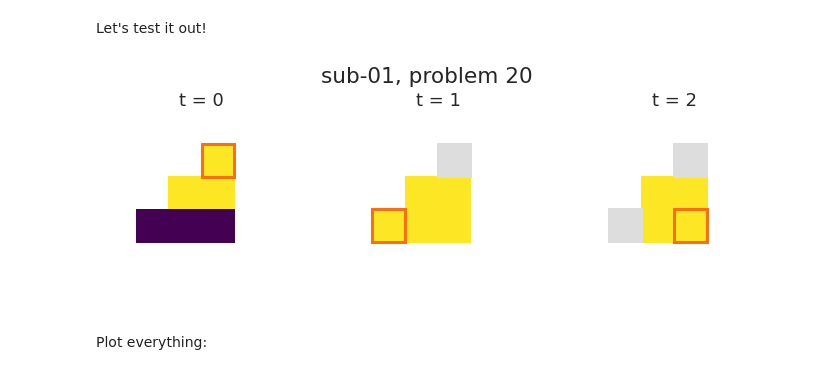
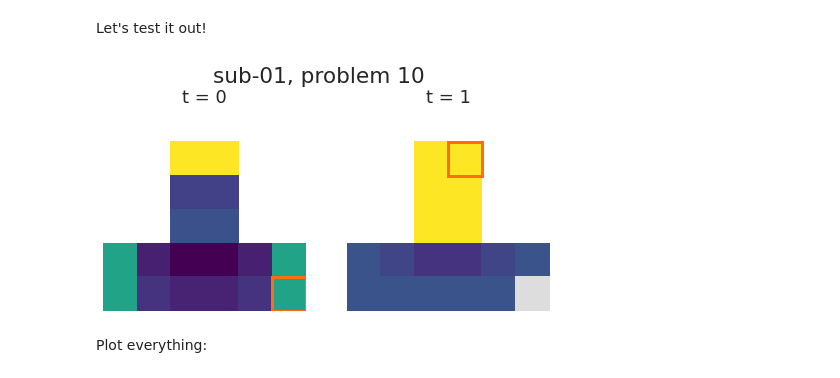
Before and after one commit to nataliavelez/teaching_fmri, a Jupyter notebook: 2_behavioral/3_model_comparison.ipynb, the cells around one changed output. Cells and saved outputs as stored; diff of their text form; code cells hidden in the pictures.

```diff
--- a/2_behavioral/3_model_comparison.ipynb
+++ b/2_behavioral/3_model_comparison.ipynb
@@ -59,8 +60,12 @@ pedagogical_df = pd.DataFrame(pedagogical_model)
 spatial_bias_model = read_json('outputs/model_predictions_spatialbias.json')
 spatial_df = pd.DataFrame(spatial_bias_model)
 
+# Pedagogical sampling + spatial bias
+spatial_pedagogical_model = read_json('outputs/model_predictions_spatialpedagogical_n10.json')
+spatial_pedagogical_df = pd.DataFrame(spatial_pedagogical_model)
+
 # Put it together
-model_df = pd.concat([strong_df, pedagogical_df, spatial_df])
+model_df = pd.concat([strong_df, pedagogical_df, spatial_df, spatial_pedagogical_df])
 model_df['loglik'] = np.log(model_df.lik)
 print(model_df.shape)
 model_df.head()
@@ -151,0 +235,29 @@ def sampling_matrix(row):
+# %%
+def model_vs_avg_human(prob_idx):
+    '''
+    Plots average p(d|h) against average human examples
+    '''
+
+    models_ordered = ['strong', 'spatial_bias', 'pedagogical', 'pedagogical_plus_spatial_bias']
+
+    fig, axes = plt.subplots(1,5, figsize=(20,4))
+
+    # Plot model predictions
+    for idx, model in enumerate(models_ordered):
+        model_label = model.replace('_', ' ').replace('plus', '\n+').title()
+
+        model_preds= marginalize_pD(prob_idx, model)
+        sns.heatmap(model_preds, cmap='viridis', square=True, ax=axes[idx],cbar=False)
+        axes[idx].set(title=model_label)
+
+    # Plot human data
+    human_freq = example_frequencies(prob_idx)
+    sns.heatmap(human_freq, cmap='viridis', square=True, ax=axes[-1],cbar=False)
+    axes[-1].set(title='Human')
+
+    # Title figure
+    fig.suptitle('Problem %i' % prob_idx)
+
+    return fig
+# %%
+fig = model_vs_avg_human(0) # let's test it out!
@@ -151,0 +271,7 @@ def sampling_matrix(row):
+# %%
+pdf = backend_pdf.PdfPages("plots/models_vs_avg_behavior.pdf")
+for prob in tqdm(range(40)):
+    fig = model_vs_avg_human(prob)
+    pdf.savefig(fig)
+    plt.close(fig)
+pdf.close()
@@ -189,10 +320,10 @@ def plot_predictions(group):
 # %% [markdown]
 Let's test it out!
 # %%
-group = pedagogical_df[(pedagogical_df['subject'] == 1) & (pedagogical_df['problem'] == 20)] # input arg
+group = spatial_pedagogical_df[(pedagogical_df['subject'] == 1) & (pedagogical_df['problem'] == 10)] # input arg
 fig = plot_predictions(group)
 # %% [output]
-[figure, old version]
+[figure, new version]
 # %% [markdown]
 Plot everything:
 # %%
```
Also changed, not shown: parts of 22 cells of this notebook, 11 other files.
